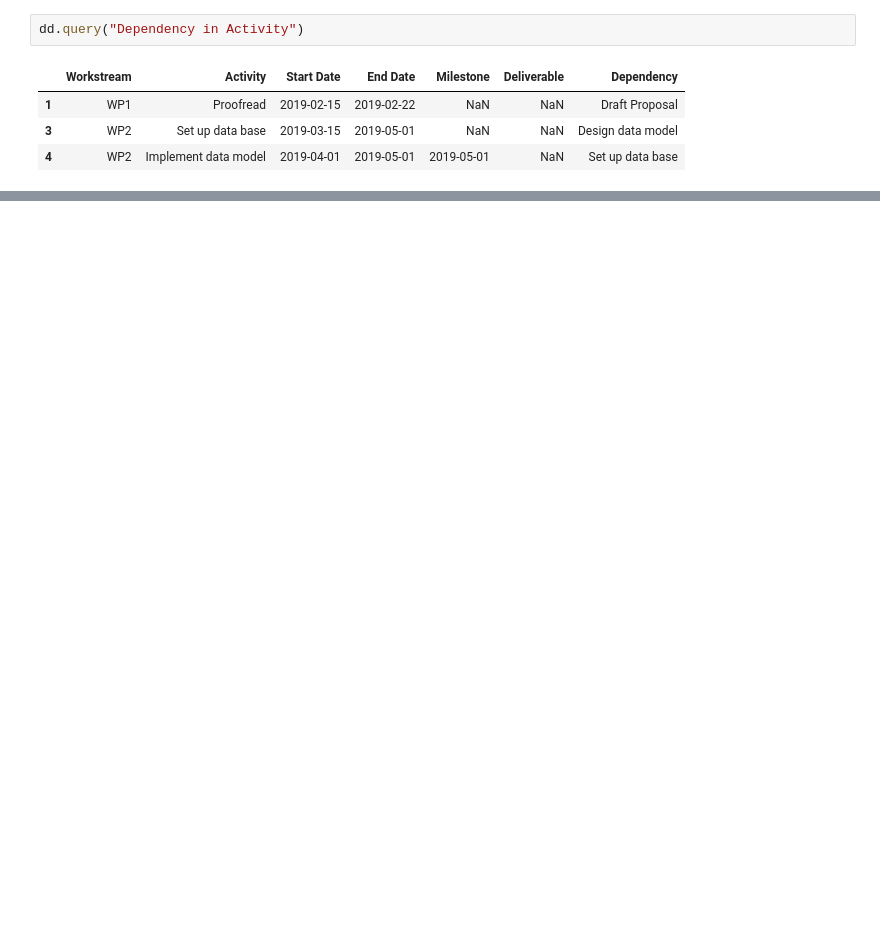
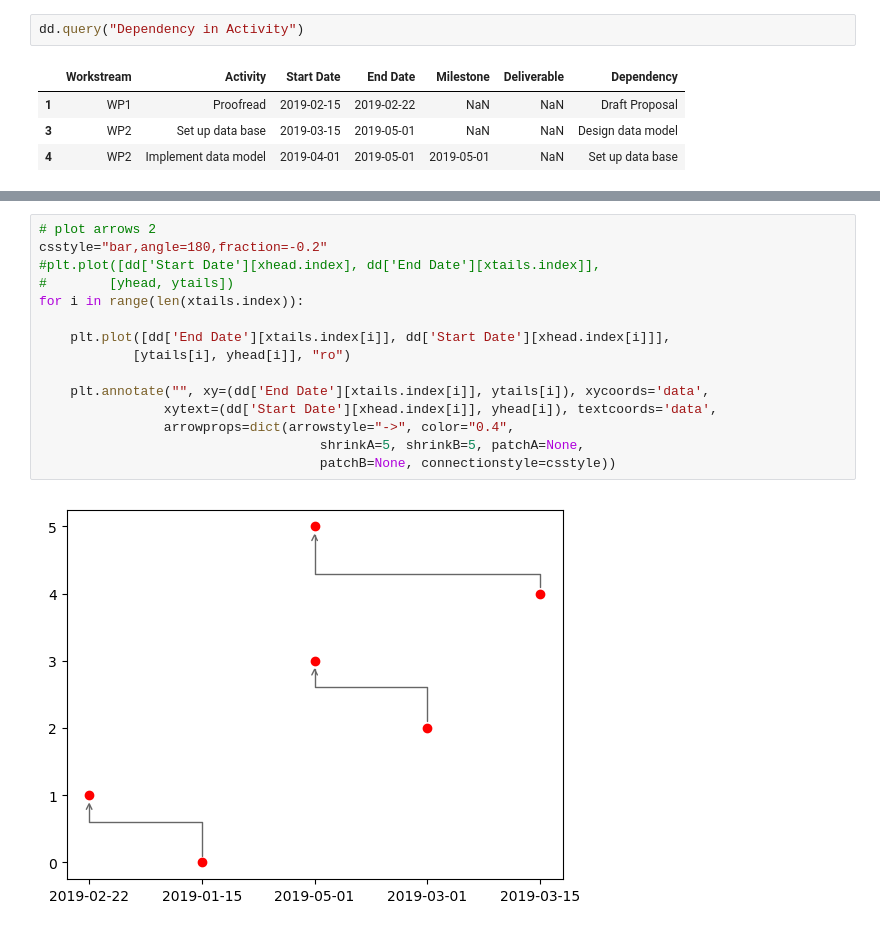
Before and after one commit to Japhiolite/Rantt, a Jupyter notebook: notebooks/Create_a_Gantt_Chart_example.ipynb, the cells around one changed output, grey strips where cells are left out. Saved outputs shown, nothing was run; the diff lists cells and outputs as text; blank space fills up the shorter version.

```diff
--- a/notebooks/Create_a_Gantt_Chart_example.ipynb
+++ b/notebooks/Create_a_Gantt_Chart_example.ipynb
@@ -106,0 +137,17 @@ ValueError: No axis named Activity for object type <class 'pandas.core.frame.Dat
+# %%
+# plot arrows 2
+csstyle="bar,angle=180,fraction=-0.2"
+#plt.plot([dd['Start Date'][xhead.index], dd['End Date'][xtails.index]],
+#        [yhead, ytails])
+for i in range(len(xtails.index)):
+
+    plt.plot([dd['End Date'][xtails.index[i]], dd['Start Date'][xhead.index[i]]],
+            [ytails[i], yhead[i]], "ro")
+
+    plt.annotate("", xy=(dd['End Date'][xtails.index[i]], ytails[i]), xycoords='data',
+                xytext=(dd['Start Date'][xhead.index[i]], yhead[i]), textcoords='data',
+                arrowprops=dict(arrowstyle="->", color="0.4",
+                                    shrinkA=5, shrinkB=5, patchA=None,
+                                    patchB=None, connectionstyle=csstyle))
+# %% [output]
+[figure, added]
```
Also changed, not shown: parts of 21 cells of this notebook, 2 other files.
